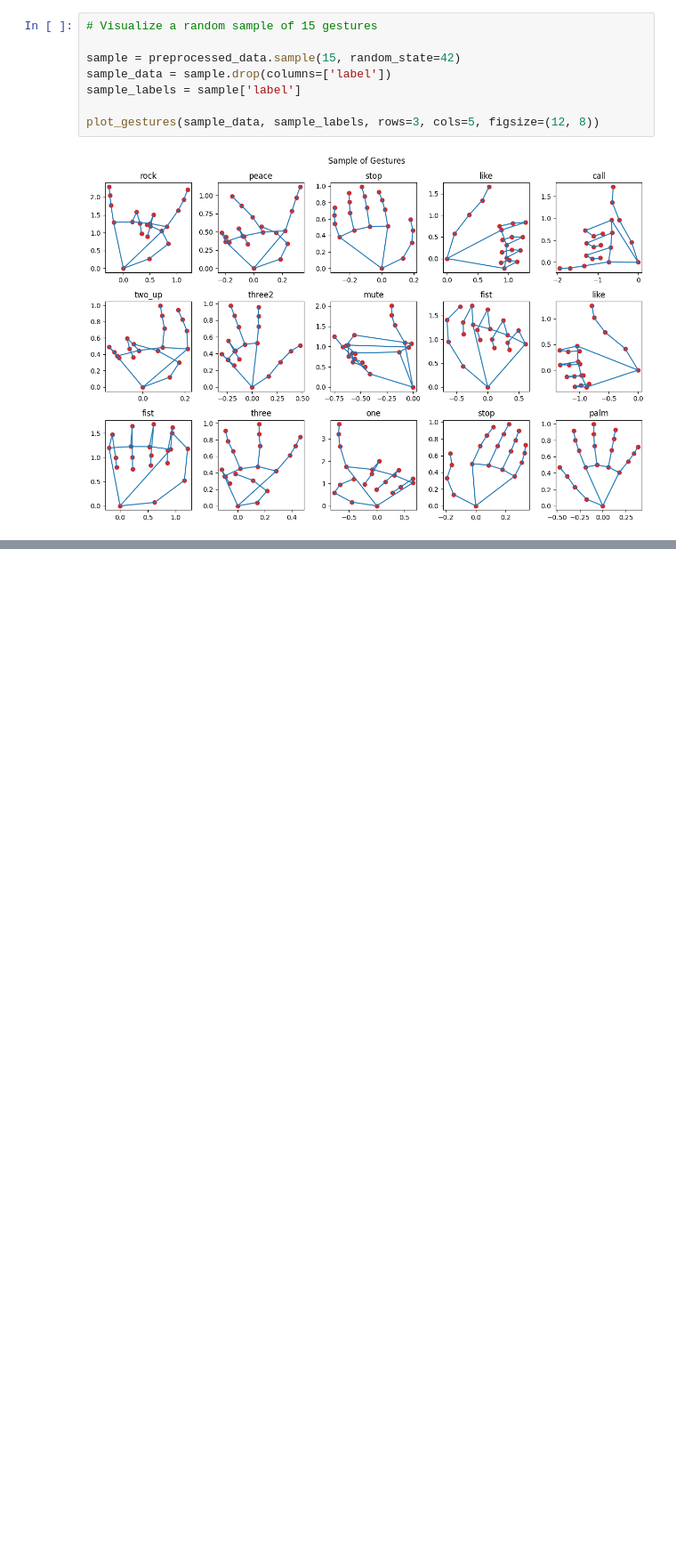
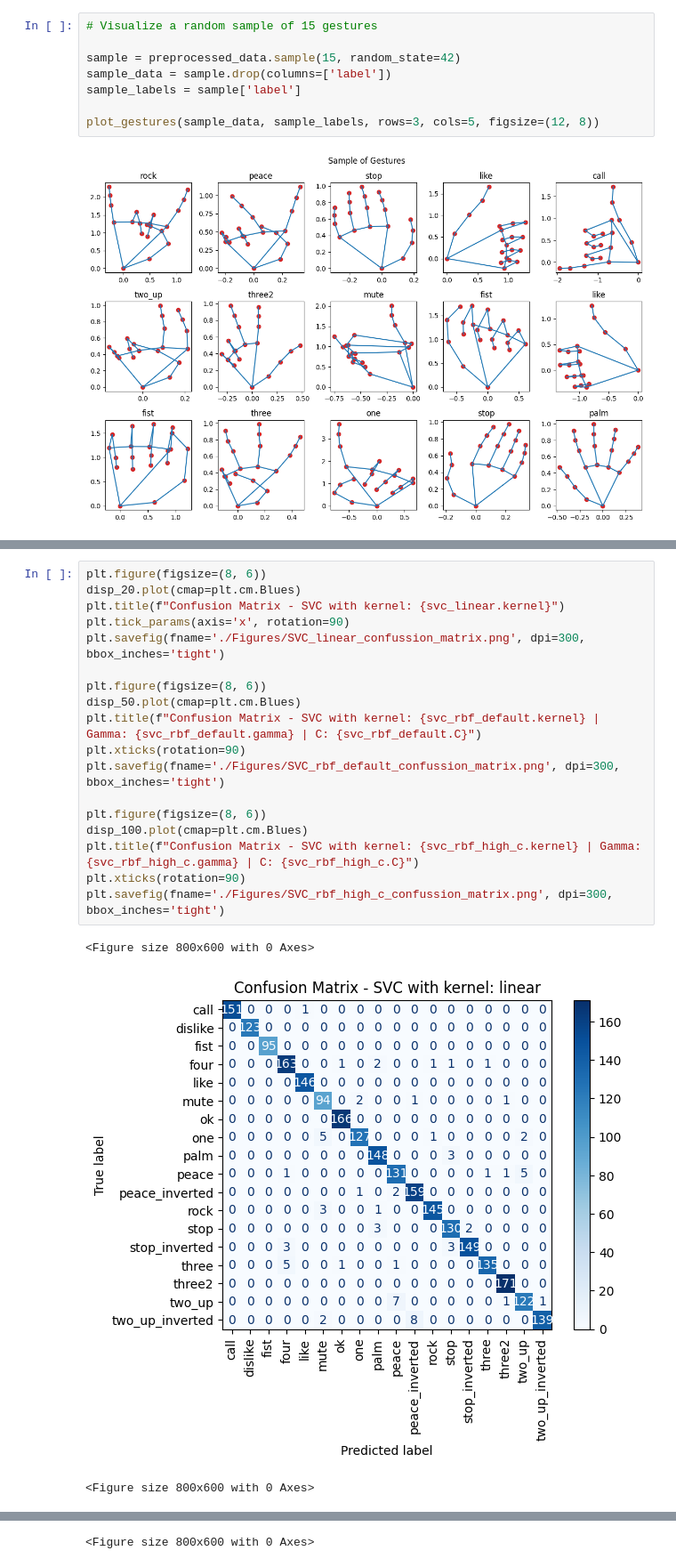
Before and after one commit to Mostafa710/Hand-Gesture-Classification-using-MediaPipe-Landmarks, a Jupyter notebook: hand_gesture_classificaiton.ipynb, the cells around one changed output, grey strips where cells are left out. Shown at 89% size. Drawn from its saved outputs; the diff is of its cells as text; blank space fills up the shorter version.

```diff
--- a/hand_gesture_classificaiton.ipynb
+++ b/hand_gesture_classificaiton.ipynb
@@ -185,0 +411,22 @@ plot_gestures(sample_data, sample_labels, rows=3, cols=5, figsize=(12, 8))
+# %%
+plt.figure(figsize=(8, 6))
+disp_20.plot(cmap=plt.cm.Blues)
+plt.title(f"Confusion Matrix - SVC with kernel: {svc_linear.kernel}")
+plt.tick_params(axis='x', rotation=90)
+plt.savefig(fname='./Figures/SVC_linear_confussion_matrix.png', dpi=300, bbox_inches='tight')
+
+plt.figure(figsize=(8, 6))
+disp_50.plot(cmap=plt.cm.Blues)
+plt.title(f"Confusion Matrix - SVC with kernel: {svc_rbf_default.kernel} | Gamma: {svc_rbf_default.gamma} | C: {svc_rbf_default.C}")
+plt.xticks(rotation=90)
+plt.savefig(fname='./Figures/SVC_rbf_default_confussion_matrix.png', dpi=300, bbox_inches='tight')
+
+plt.figure(figsize=(8, 6))
+disp_100.plot(cmap=plt.cm.Blues)
+plt.title(f"Confusion Matrix - SVC with kernel: {svc_rbf_high_c.kernel} | Gamma: {svc_rbf_high_c.gamma} | C: {svc_rbf_high_c.C}")
+plt.xticks(rotation=90)
+plt.savefig(fname='./Figures/SVC_rbf_high_c_confussion_matrix.png', dpi=300, bbox_inches='tight')
+# %% [output]
+<Figure size 800x600 with 0 Axes>
+[figure, added]
+<Figure size 800x600 with 0 Axes>
@@ -185,0 +434 @@ plot_gestures(sample_data, sample_labels, rows=3, cols=5, figsize=(12, 8))
+<Figure size 800x600 with 0 Axes>
```
Also changed, not shown: parts of 37 cells of this notebook, 13 other files.
